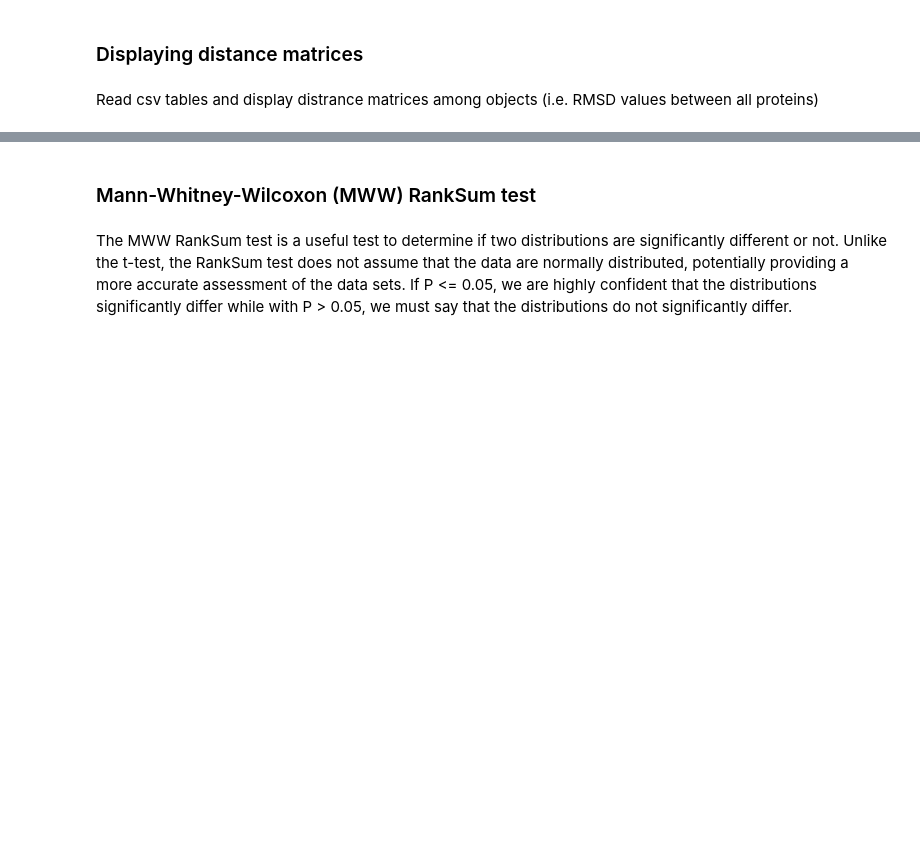
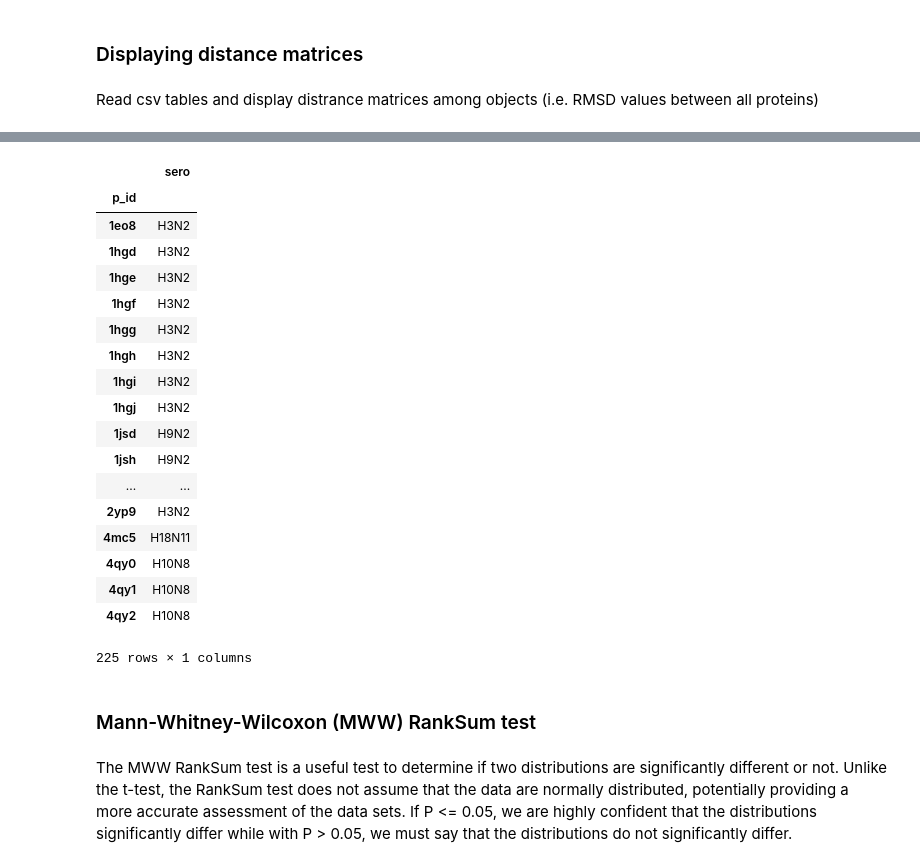
Before and after one commit to gmazz/BioInfoTools, a Jupyter notebook: IPYTHON_NOTEBOOKS/HA_RMSD_matrix.ipynb, the cells around one changed output, grey strips where cells are left out. Cells and saved outputs as stored; diff of their text form; code cells hidden in the pictures; blank space fills up the shorter version.

```diff
--- a/IPYTHON_NOTEBOOKS/HA_RMSD_matrix.ipynb
+++ b/IPYTHON_NOTEBOOKS/HA_RMSD_matrix.ipynb
@@ -31,12 +52,34 @@ gps_m = [gb_m.get_group(x) for x in gb_m.groups]
 # %%
 # Table subselection for testing
 n_init_c = 0
 n_end_c = len(df_c.index)
 selection_c = df_c.ix[n_init_c:n_end_c, n_init_c:n_end_c]
 
 n_init_m = 0
 n_end_m = len(df_m.index)
 selection_m = df_m.ix[n_init_m:n_end_m, n_init_m:n_end_m]
+
+maps_c
+# %% [output]
+|  | sero |
+| p_id |  |
+| 1eo8 | H3N2 |
+| 1hgd | H3N2 |
+| 1hge | H3N2 |
+| 1hgf | H3N2 |
+| 1hgg | H3N2 |
+| 1hgh | H3N2 |
+| 1hgi | H3N2 |
+| 1hgj | H3N2 |
+| 1jsd | H9N2 |
+| 1jsh | H9N2 |
+| ... | ... |
+| 2yp9 | H3N2 |
+| 4mc5 | H18N11 |
+| 4qy0 | H10N8 |
+| 4qy1 | H10N8 |
+| 4qy2 | H10N8 |
+225 rows × 1 columns
 # %% [markdown]
 ### Mann-Whitney-Wilcoxon (MWW) RankSum test
 # %% [markdown]
```
Also changed, not shown: parts of 3 cells of this notebook, 1 other file.
